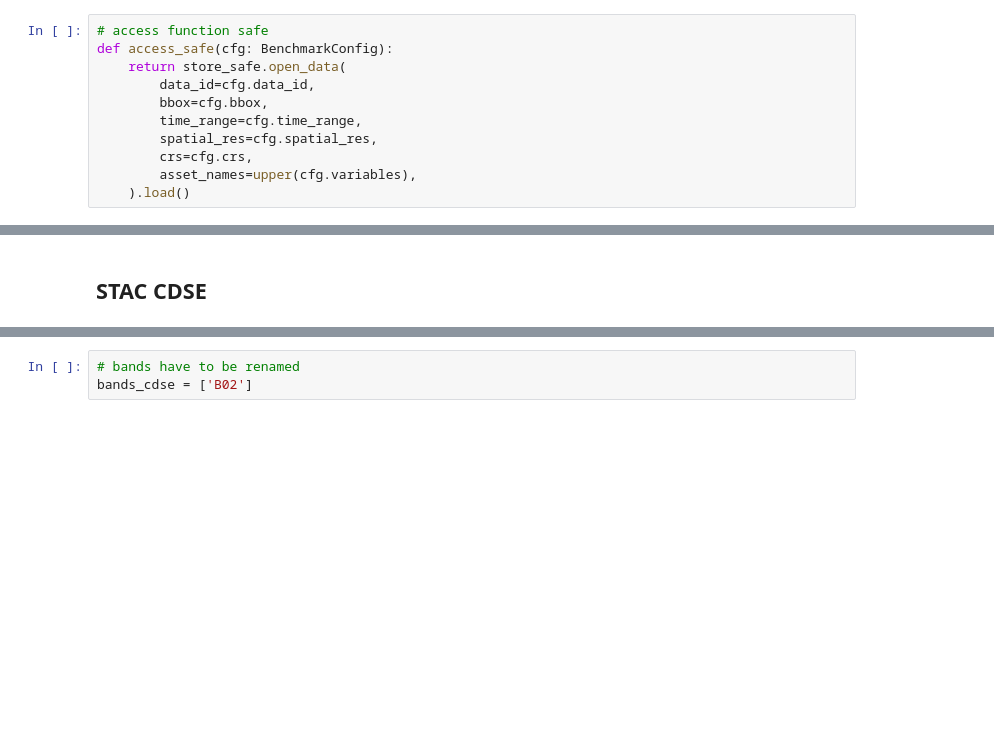
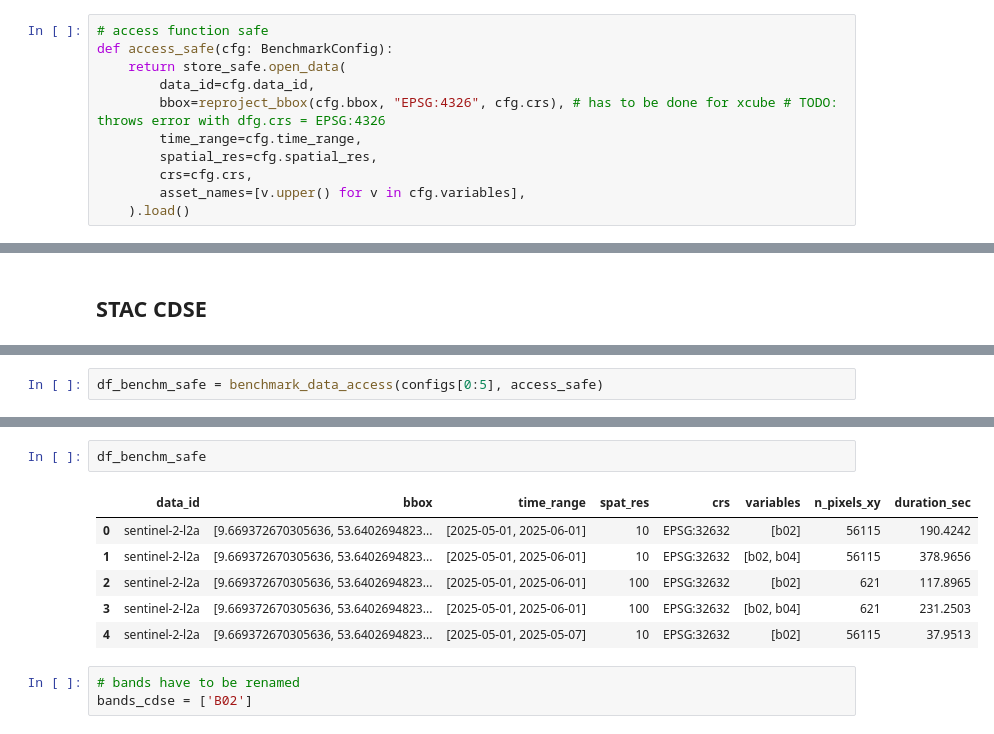
Before and after one commit to pixalytics-ltd/eopf-sample-notebooks, a Jupyter notebook: performance/Sentinel_performance_zarr_safe.ipynb, the cells around one changed output, grey strips where cells are left out. Drawn from its saved outputs; the diff is of its cells as text; blank space fills up the shorter version.

```diff
--- a/performance/Sentinel_performance_zarr_safe.ipynb
+++ b/performance/Sentinel_performance_zarr_safe.ipynb
@@ -236,11 +236,11 @@ def access_eopf(cfg: BenchmarkConfig):
 def access_safe(cfg: BenchmarkConfig):
     return store_safe.open_data(
         data_id=cfg.data_id,
-        bbox=cfg.bbox,
+        bbox=reproject_bbox(cfg.bbox, "EPSG:4326", cfg.crs), # has to be done for xcube # TODO: throws error with dfg.crs = EPSG:4326
         time_range=cfg.time_range,
         spatial_res=cfg.spatial_res,
         crs=cfg.crs,
-        asset_names=upper(cfg.variables),
+        asset_names=[v.upper() for v in cfg.variables],
     ).load()
 # %%
 # benchmark function
@@ -431,0 +424,2 @@ store_safe = new_data_store("stac-cdse", stack_mode=True, **credentials)
+# %%
+df_benchm_safe = benchmark_data_access(configs[0:5], access_safe)
@@ -432,3 +432,12 @@ store_safe = new_data_store("stac-cdse", stack_mode=True, **credentials)
+# %%
+df_benchm_safe
+# %% [output]
+|  | data_id | bbox | time_range | spat_res | crs | variables | n_pixels_xy | duration_sec |
+| 0 | sentinel-2-l2a | [9.669372670305636, 53.6402694823... | [2025-05-01, 2025-06-01] | 10 | EPSG:32632 | [b02] | 56115 | 190.4242 |
+| 1 | sentinel-2-l2a | [9.669372670305636, 53.6402694823... | [2025-05-01, 2025-06-01] | 10 | EPSG:32632 | [b02, b04] | 56115 | 378.9656 |
+| 2 | sentinel-2-l2a | [9.669372670305636, 53.6402694823... | [2025-05-01, 2025-06-01] | 100 | EPSG:32632 | [b02] | 621 | 117.8965 |
+| 3 | sentinel-2-l2a | [9.669372670305636, 53.6402694823... | [2025-05-01, 2025-06-01] | 100 | EPSG:32632 | [b02, b04] | 621 | 231.2503 |
+| 4 | sentinel-2-l2a | [9.669372670305636, 53.6402694823... | [2025-05-01, 2025-05-07] | 10 | EPSG:32632 | [b02] | 56115 | 37.9513 |
 # %%
 # bands have to be renamed
 bands_cdse = ['B02']
```
Also changed, not shown: parts of 18 cells of this notebook.
